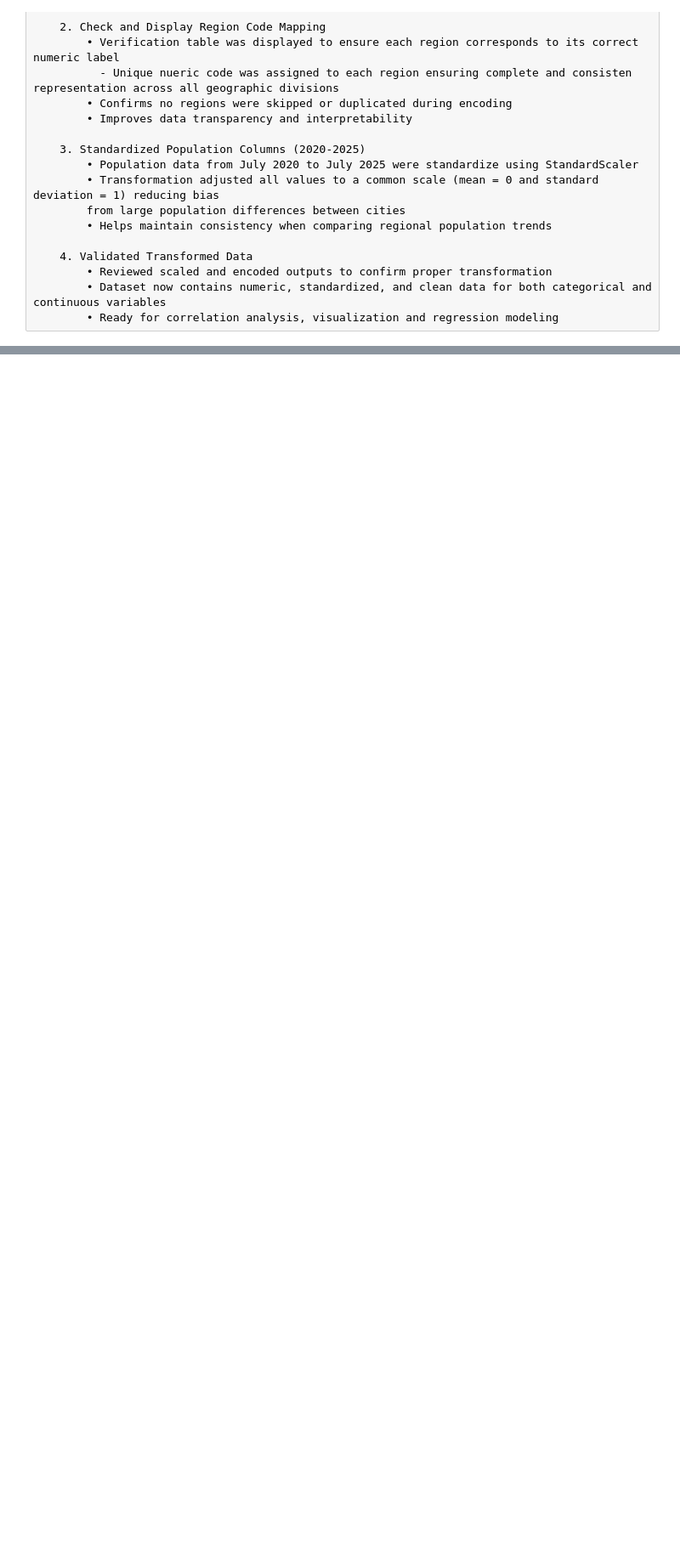
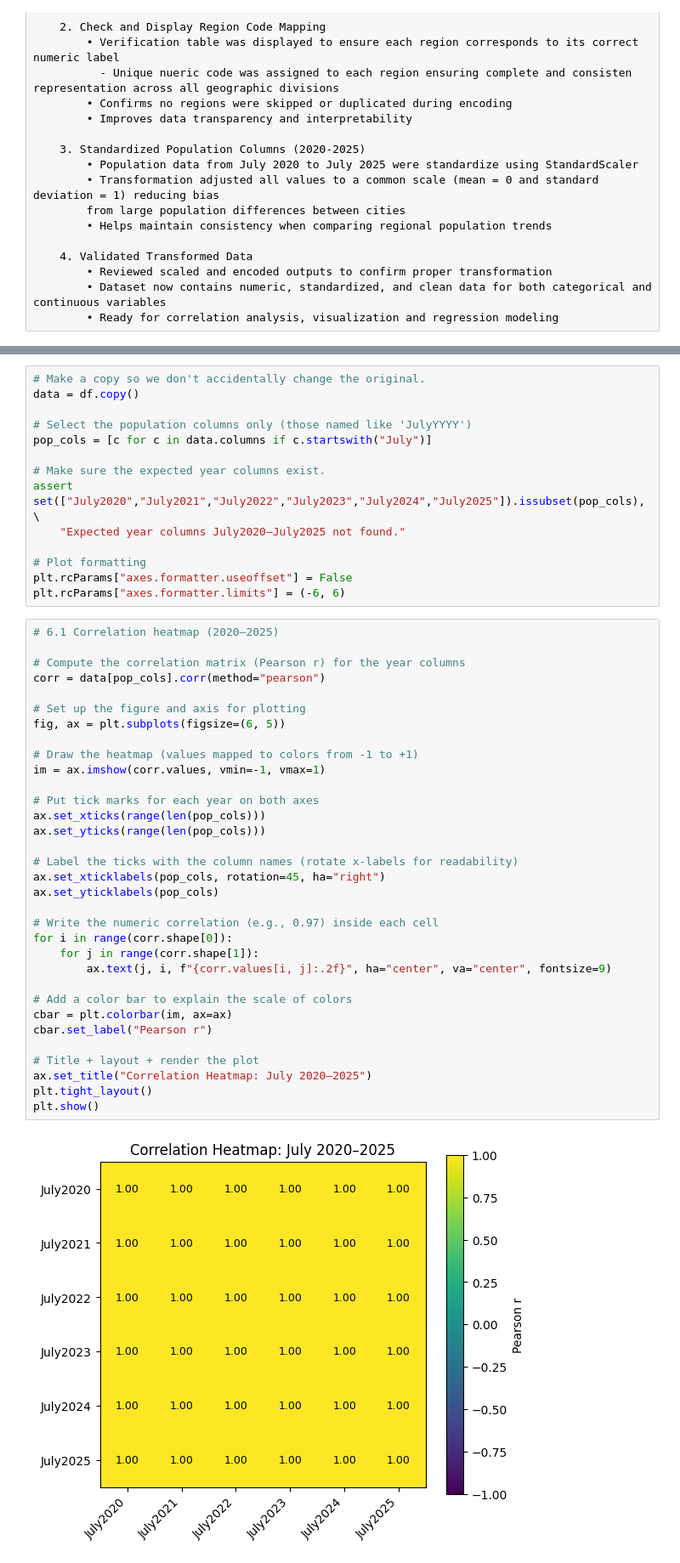
Before and after one commit to Mariopogi/Machine-Learning-Program-Exercises-Group-5-BSIT-2A, a Jupyter notebook: Regression.ipynb, the cells around one changed output, grey strips where cells are left out. Shown: that part at 85% size. Drawn from its saved outputs; the diff is of its cells as text; blank space fills up the shorter version.

Commit message:
Added 6. Data Visualization

```diff
--- a/Regression.ipynb
+++ b/Regression.ipynb
@@ -364,0 +373,49 @@ Summary & Observation:
+# %%
+# Make a copy so we don't accidentally change the original.
+data = df.copy()
+
+# Select the population columns only (those named like 'JulyYYYY')
+pop_cols = [c for c in data.columns if c.startswith("July")]
+
+# Make sure the expected year columns exist.
+assert set(["July2020","July2021","July2022","July2023","July2024","July2025"]).issubset(pop_cols), \
+    "Expected year columns July2020–July2025 not found."
+
+# Plot formatting
+plt.rcParams["axes.formatter.useoffset"] = False
+plt.rcParams["axes.formatter.limits"] = (-6, 6)
+# %%
+# 6.1 Correlation heatmap (2020–2025)
+
+# Compute the correlation matrix (Pearson r) for the year columns
+corr = data[pop_cols].corr(method="pearson")
+
+# Set up the figure and axis for plotting
+fig, ax = plt.subplots(figsize=(6, 5))
+
+# Draw the heatmap (values mapped to colors from -1 to +1)
+im = ax.imshow(corr.values, vmin=-1, vmax=1)
+
+# Put tick marks for each year on both axes
+ax.set_xticks(range(len(pop_cols)))
+ax.set_yticks(range(len(pop_cols)))
+
+# Label the ticks with the column names (rotate x-labels for readability)
+ax.set_xticklabels(pop_cols, rotation=45, ha="right")
+ax.set_yticklabels(pop_cols)
+
+# Write the numeric correlation (e.g., 0.97) inside each cell
+for i in range(corr.shape[0]):
+    for j in range(corr.shape[1]):
+        ax.text(j, i, f"{corr.values[i, j]:.2f}", ha="center", va="center", fontsize=9)
+
+# Add a color bar to explain the scale of colors
+cbar = plt.colorbar(im, ax=ax)
+cbar.set_label("Pearson r")
+
+# Title + layout + render the plot
+ax.set_title("Correlation Heatmap: July 2020–2025")
+plt.tight_layout()
+plt.show()
+# %% [output]
+[figure, added]
```
Also changed, not shown: parts of 16 cells of this notebook.
